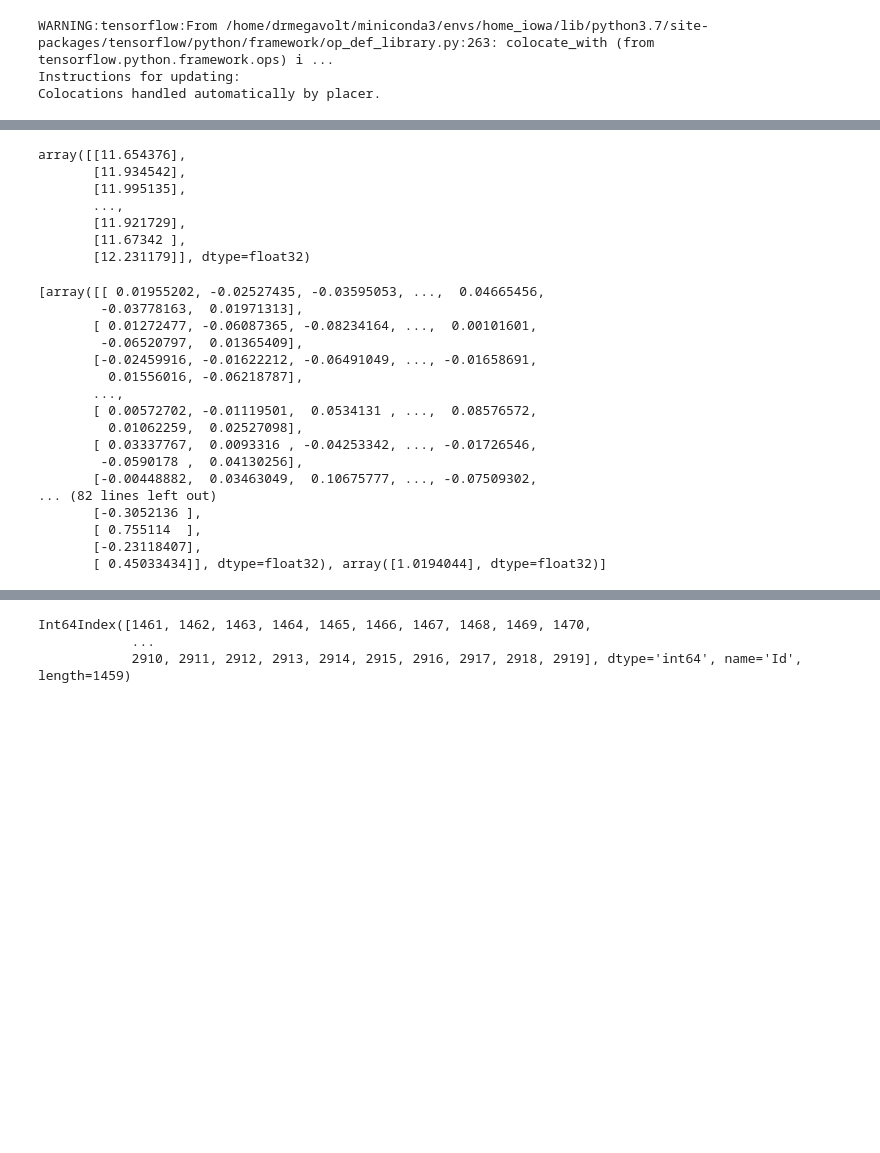
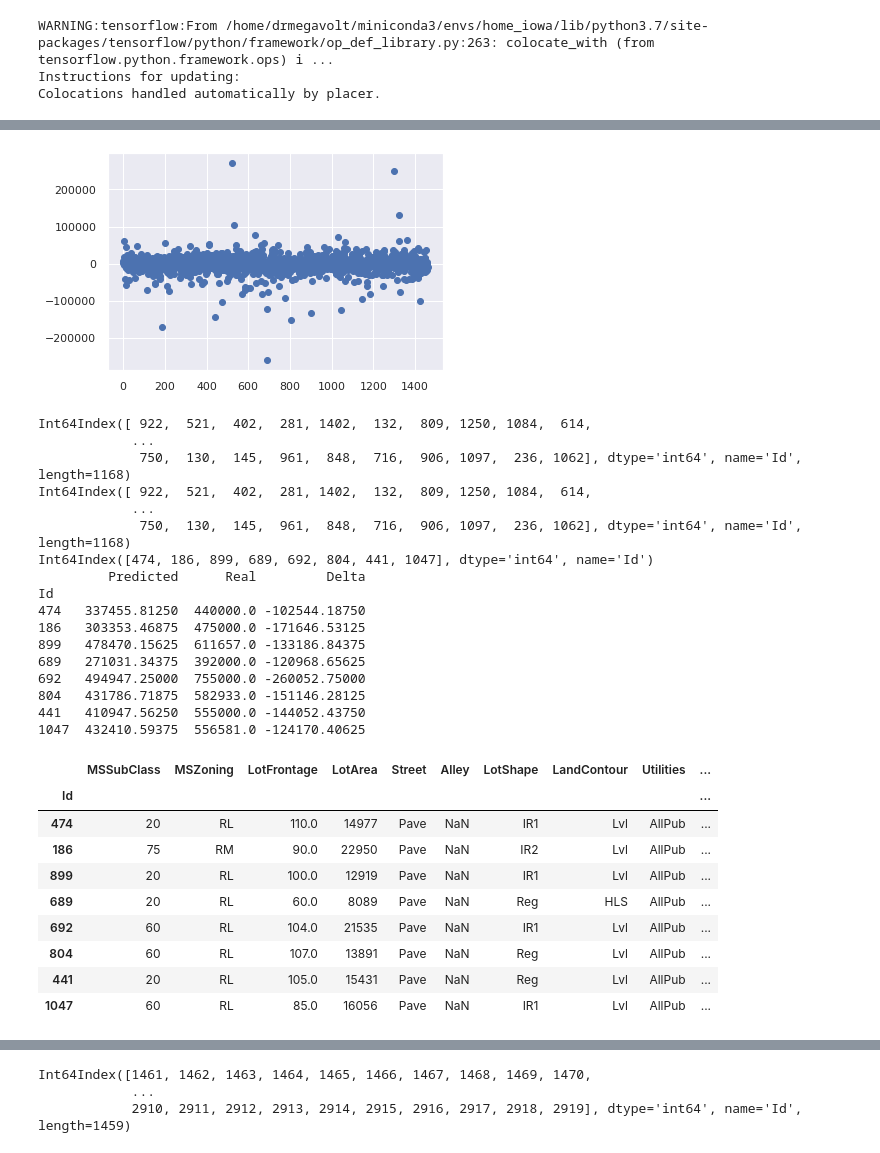
Before and after one commit to DrMegavolt/kaggle_house_iowa, a Jupyter notebook: TF_model.ipynb, the cells around one changed output, grey strips where cells are left out. Cells and saved outputs as stored; diff of their text form; code cells hidden in the pictures; blank space fills up the shorter version.

```diff
--- a/TF_model.ipynb
+++ b/TF_model.ipynb
@@ -168,35 +188,53 @@ result = model.predict(X_test)
 dfR = pd.DataFrame(test_ids,columns=['Id'])
 dfR['SalePrice']=np.exp(result)
 dfR.to_csv('predictions.csv',index = None, header=True)
-# %%
-result
-# %% [output]
-array([[11.654376],
-       [11.934542],
-       [11.995135],
-       ...,
-       [11.921729],
-       [11.67342 ],
-       [12.231179]], dtype=float32)
+# %%
+tt = pd.DataFrame(trainX_ids,columns=['Id']).set_index('Id')
+trainedPrice = model.predict(trainX)
+tt['Predicted']=np.exp(trainedPrice)
+tt['Real']=np.exp(trainy)
+tt['Delta'] = tt.Predicted - tt.Real
+plt.scatter(tt.index, tt.Delta)
+plt.show()
+
+print(tt.index)
+print(trainX_ids)
+
+problematicIDs = tt[tt.Delta <-100000]
+print(problematicIDs.index)
+
+print(tt.loc[problematicIDs.index, :])
+train.loc[problematicIDs.index, :]
+# %% [output]
+[figure, added]
+Int64Index([ 922,  521,  402,  281, 1402,  132,  809, 1250, 1084,  614,
+            ...
+             750,  130,  145,  961,  848,  716,  906, 1097,  236, 1062], dtype='int64', name='Id', length=1168)
+Int64Index([ 922,  521,  402,  281, 1402,  132,  809, 1250, 1084,  614,
+            ...
+             750,  130,  145,  961,  848,  716,  906, 1097,  236, 1062], dtype='int64', name='Id', length=1168)
+Int64Index([474, 186, 899, 689, 692, 804, 441, 1047], dtype='int64', name='Id')
+         Predicted      Real         Delta
+Id
+474   337455.81250  440000.0 -102544.18750
+186   303353.46875  475000.0 -171646.53125
+899   478470.15625  611657.0 -133186.84375
+689   271031.34375  392000.0 -120968.65625
+692   494947.25000  755000.0 -260052.75000
+804   431786.71875  582933.0 -151146.28125
+441   410947.56250  555000.0 -144052.43750
+1047  432410.59375  556581.0 -124170.40625
+|  | MSSubClass | MSZoning | LotFrontage | LotArea | Street | Alley | LotShape | LandContour | Utilities | ... |
+| Id |  |  |  |  |  |  |  |  |  | ... |
+| 474 | 20 | RL | 110.0 | 14977 | Pave | NaN | IR1 | Lvl | AllPub | ... |
+| 186 | 75 | RM | 90.0 | 22950 | Pave | NaN | IR2 | Lvl | AllPub | ... |
+| 899 | 20 | RL | 100.0 | 12919 | Pave | NaN | IR1 | Lvl | AllPub | ... |
+| 689 | 20 | RL | 60.0 | 8089 | Pave | NaN | Reg | HLS | AllPub | ... |
+| 692 | 60 | RL | 104.0 | 21535 | Pave | NaN | IR1 | Lvl | AllPub | ... |
+| 804 | 60 | RL | 107.0 | 13891 | Pave | NaN | Reg | Lvl | AllPub | ... |
+| 441 | 20 | RL | 105.0 | 15431 | Pave | NaN | Reg | Lvl | AllPub | ... |
+| 1047 | 60 | RL | 85.0 | 16056 | Pave | NaN | IR1 | Lvl | AllPub | ... |
 # %%
-print(model.get_weights())
+# print(model.get_weights())
-# %% [output]
-[array([[ 0.01955202, -0.02527435, -0.03595053, ...,  0.04665456,
-        -0.03778163,  0.01971313],
-       [ 0.01272477, -0.06087365, -0.08234164, ...,  0.00101601,
-        -0.06520797,  0.01365409],
-       [-0.02459916, -0.01622212, -0.06491049, ..., -0.01658691,
-         0.01556016, -0.06218787],
-       ...,
-       [ 0.00572702, -0.01119501,  0.0534131 , ...,  0.08576572,
-         0.01062259,  0.02527098],
-       [ 0.03337767,  0.0093316 , -0.04253342, ..., -0.01726546,
-        -0.0590178 ,  0.04130256],
-       [-0.00448882,  0.03463049,  0.10675777, ..., -0.07509302,
-... (82 lines left out)
-       [-0.3052136 ],
-       [ 0.755114  ],
-       [-0.23118407],
-       [ 0.45033434]], dtype=float32), array([1.0194044], dtype=float32)]
 # %%
 df=train
```
Also changed, not shown: parts of 7 cells of this notebook, 2 other files.
